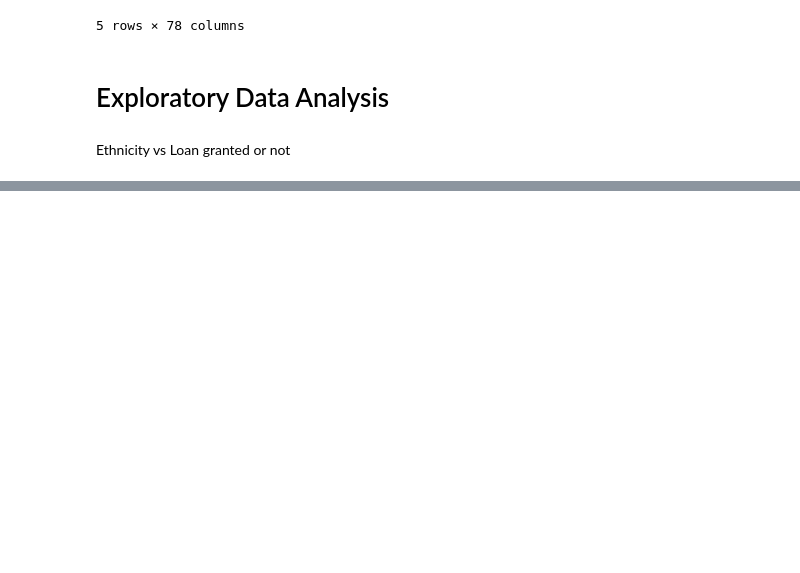
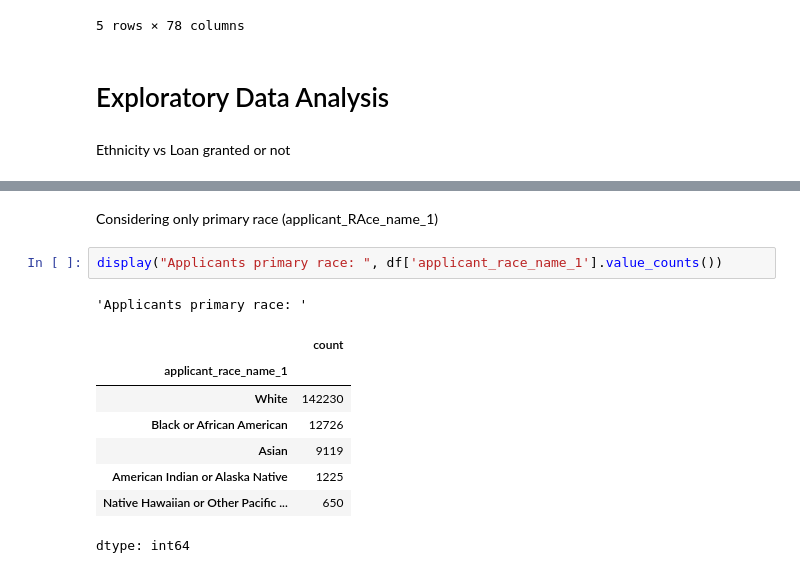
Before and after one commit to shruthits1/my-projects, a Jupyter notebook: HMDA_data.ipynb, the cells around one changed output, grey strips where cells are left out. Saved outputs shown, nothing was run; the diff lists cells and outputs as text; blank space fills up the shorter version.

```diff
--- a/HMDA_data.ipynb
+++ b/HMDA_data.ipynb
@@ -62,0 +83,14 @@ plt.show()
+# %% [markdown]
+Considering only primary race (applicant_RAce_name_1)
+# %%
+display("Applicants primary race: ", df['applicant_race_name_1'].value_counts())
+# %% [output]
+'Applicants primary race: '
+|  | count |
+| applicant_race_name_1 |  |
+| White | 142230 |
+| Black or African American | 12726 |
+| Asian | 9119 |
+| American Indian or Alaska Native | 1225 |
+| Native Hawaiian or Other Pacific ... | 650 |
+dtype: int64
```
Also changed, not shown: parts of 5 cells of this notebook.
